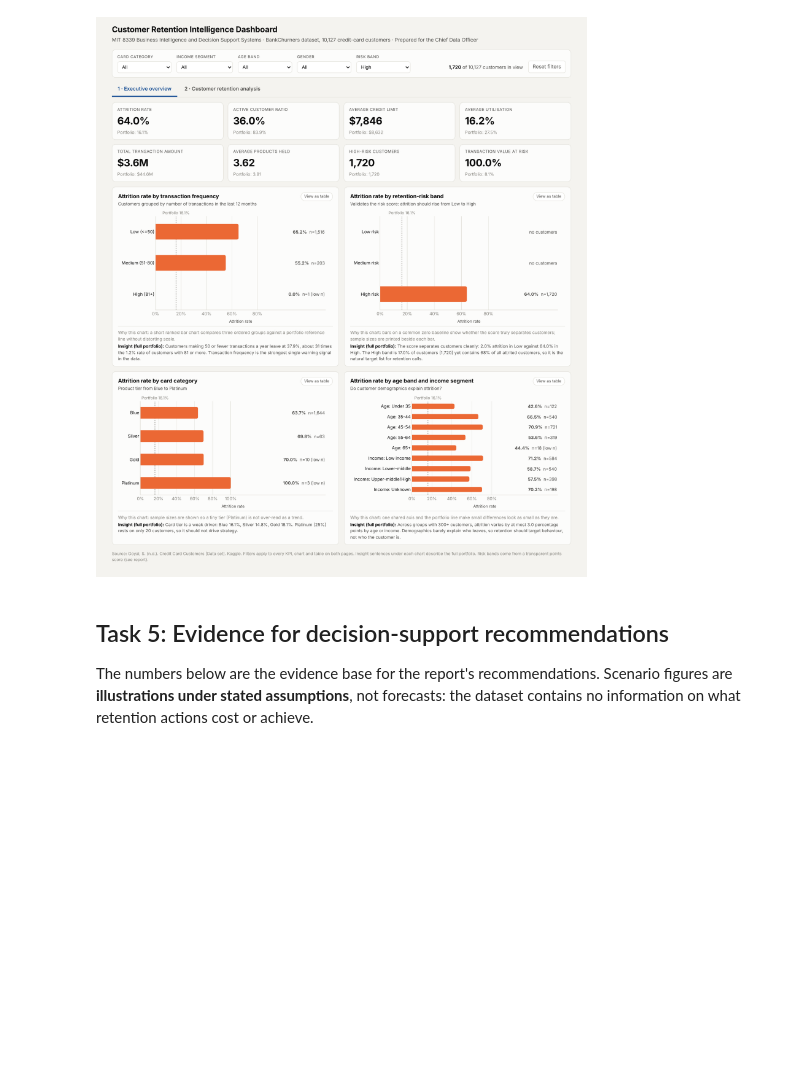
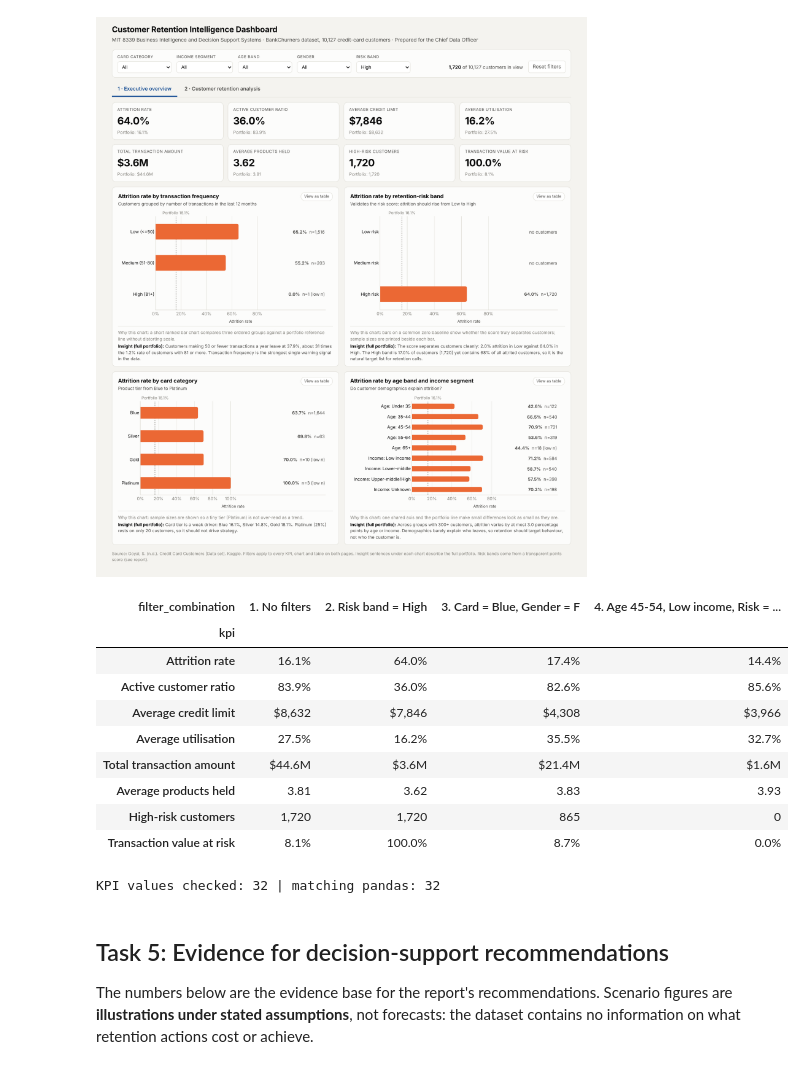
Before and after one commit to tycoach/bank-customer-retention-dashboard, a Jupyter notebook: notebooks/end_to_end.ipynb, the cells around one changed output. Saved outputs shown, nothing was run; the diff lists cells and outputs as text; code cells hidden in the pictures; blank space fills up the shorter version.

```diff
--- a/notebooks/end_to_end.ipynb
+++ b/notebooks/end_to_end.ipynb
@@ -567,3 +567,21 @@ for f, cap in [("dashboard_page1_overview.png", "Page 1: Executive overview"),
 [figure]
 **Filter evidence: Risk band = High (all KPIs and charts recompute)**
 [figure]
+# %%
+
+##Acurracy checks
+v = pd.read_csv(ROOT / "outputs" / "dashboard_filter_validation.csv")
+display(v.pivot(index="kpi", columns="filter_combination", values="dashboard").loc[list(dict.fromkeys(v.kpi))])
+print("KPI values checked:", len(v), "| matching pandas:", int((v.match == "PASS").sum()))
+# %% [output]
+| filter_combination | 1. No filters | 2. Risk band = High | 3. Card = Blue, Gender = F | 4. Age 45-54, Low income, Risk = ... |
+| kpi |  |  |  |  |
+| Attrition rate | 16.1% | 64.0% | 17.4% | 14.4% |
+| Active customer ratio | 83.9% | 36.0% | 82.6% | 85.6% |
+| Average credit limit | $8,632 | $7,846 | $4,308 | $3,966 |
+| Average utilisation | 27.5% | 16.2% | 35.5% | 32.7% |
+| Total transaction amount | $44.6M | $3.6M | $21.4M | $1.6M |
+| Average products held | 3.81 | 3.62 | 3.83 | 3.93 |
+| High-risk customers | 1,720 | 1,720 | 865 | 0 |
+| Transaction value at risk | 8.1% | 100.0% | 8.7% | 0.0% |
+KPI values checked: 32 | matching pandas: 32
```
Also changed, not shown: parts of 1 cell of this notebook, 20 other files.
